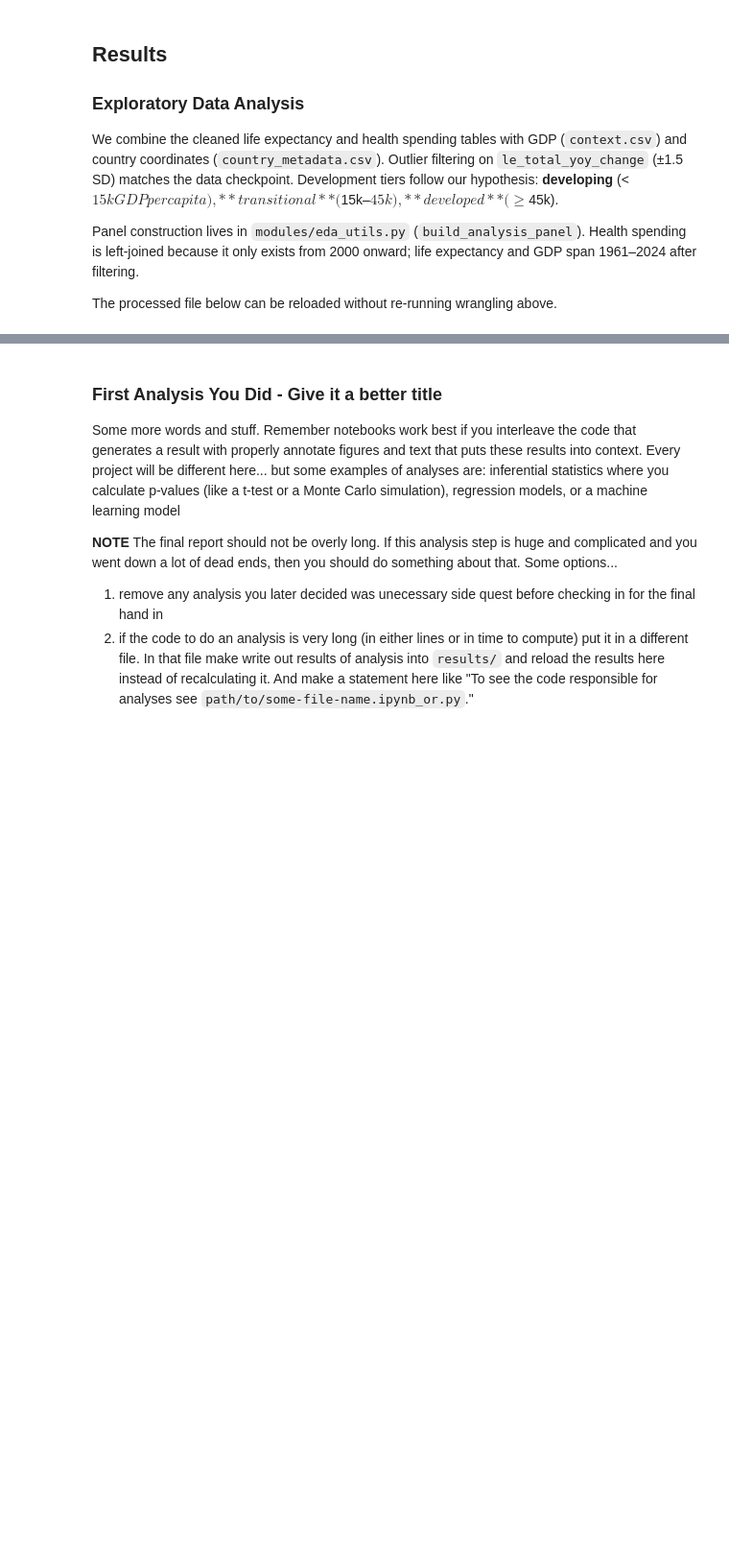
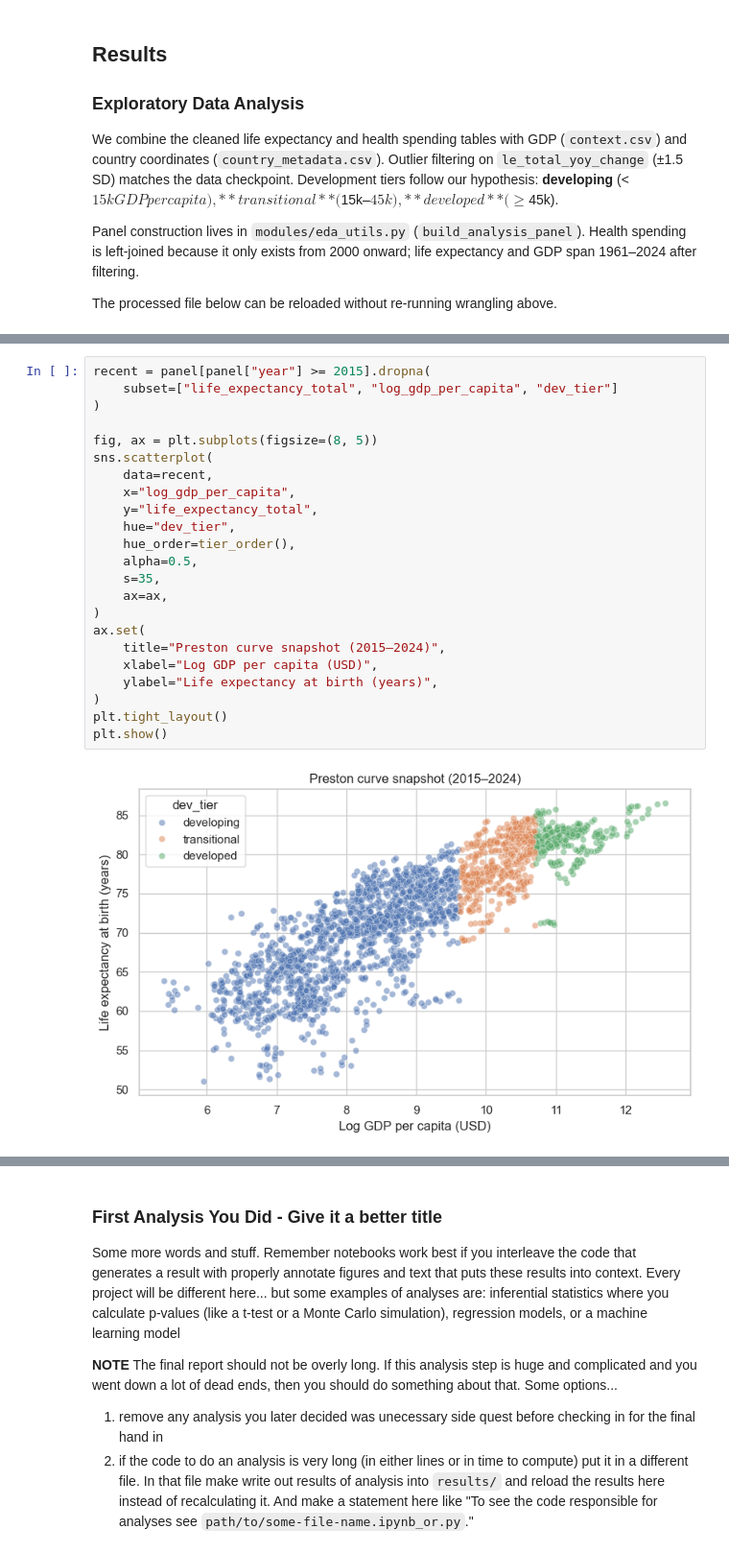
Before and after one commit to COGS108/Group-SP26-077, a Jupyter notebook: 03-FinalProject.ipynb, the cells around one changed output, grey strips where cells are left out. Shown at 96% size. Drawn from its saved outputs; the diff is of its cells as text; blank space fills up the shorter version.

```diff
--- a/03-FinalProject.ipynb
+++ b/03-FinalProject.ipynb
@@ -104,0 +198,25 @@ The processed file below can be reloaded without re-running wrangling above.
+# %%
+recent = panel[panel["year"] >= 2015].dropna(
+    subset=["life_expectancy_total", "log_gdp_per_capita", "dev_tier"]
+)
+
+fig, ax = plt.subplots(figsize=(8, 5))
+sns.scatterplot(
+    data=recent,
+    x="log_gdp_per_capita",
+    y="life_expectancy_total",
+    hue="dev_tier",
+    hue_order=tier_order(),
+    alpha=0.5,
+    s=35,
+    ax=ax,
+)
+ax.set(
+    title="Preston curve snapshot (2015–2024)",
+    xlabel="Log GDP per capita (USD)",
+    ylabel="Life expectancy at birth (years)",
+)
+plt.tight_layout()
+plt.show()
+# %% [output]
+[figure, added]
```
Also changed, not shown: parts of 11 cells of this notebook.
